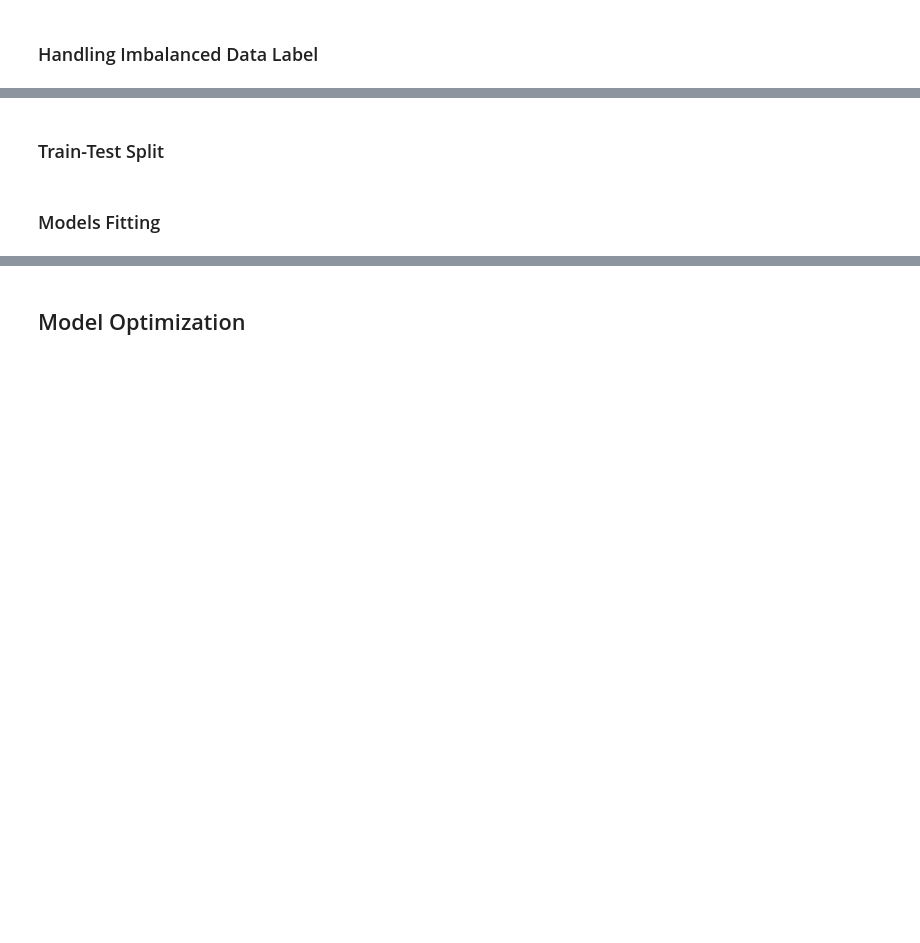
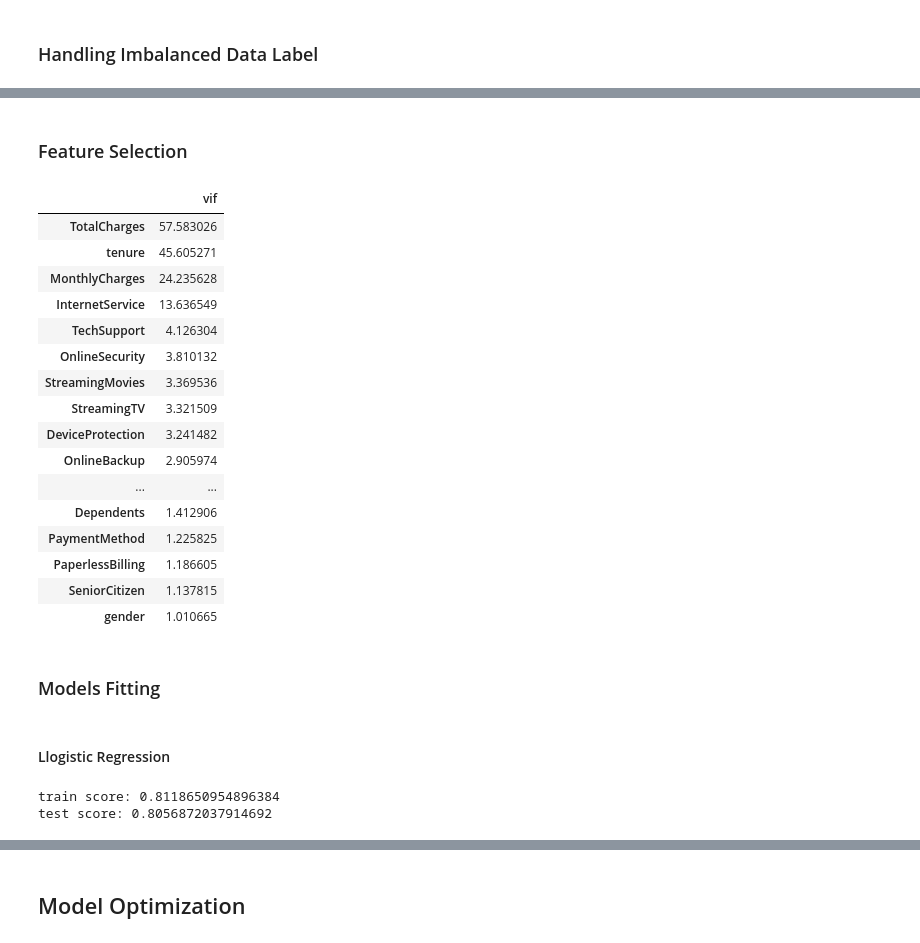
Before and after one commit to Agungvpzz/Telco-Churn-Analysis, a Jupyter notebook: Telco Churn Predictive Modeling.ipynb, the cells around one changed output, grey strips where cells are left out. Cells and saved outputs as stored; diff of their text form; code cells hidden in the pictures; blank space fills up the shorter version.

Commit message:
finished data modeling and fitting

```diff
--- a/Telco Churn Predictive Modeling.ipynb
+++ b/Telco Churn Predictive Modeling.ipynb
@@ -234,11 +222,0 @@ df[NUM_COLS].hist(figsize=(12, 2), bins=100, layout=(1, 3));
-# %%
-def vif(df, y:'y will droped', scale=True):
-    df = df.drop(y, axis=1).copy()
-    index = df.columns.tolist()
-
-    if scale:
-        df = pd.DataFrame(StandardScaler().fit_transform(df))
-
-    vif = pd.Series([variance_inflation_factor(df.values, i) for i in range(df.shape[1])], index=index)
-
-    return pd.DataFrame(vif, index=index, columns=['vif']).sort_values(by='vif', ascending=False)
@@ -285,3 +240,3 @@ Oversampling: Increase the number of samples in the minority class
 # %%
 smote = SMOTE(sampling_strategy='auto', random_state=42)
-X_smote_resampled, y_smote_resampled = smote.fit_resample(X, y)
+X_train_smote_resampled, y_train_smote_resampled = smote.fit_resample(X_train, y_train)
@@ -290,2 +256,0 @@ y_smote_resampled.value_counts()
-# %% [markdown]
-### Train-Test Split
@@ -296,2 +257,34 @@ X_train_smote, X_test_smote, y_train_smote, y_test_smote = train_test_split(X_sm
+# %% [markdown]
+### Feature Selection
+# %%
+def checkVIF(df, scale=True):
+    index = df.columns.tolist()
+
+    if scale:
+        df = pd.DataFrame(StandardScaler().fit_transform(df))
+
+    vif = pd.Series([variance_inflation_factor(df.values, i) for i in range(df.shape[1])], index=index)
+
+    return pd.DataFrame(vif, index=index, columns=['vif']).sort_values(by='vif', ascending=False)
+# %%
+checkVIF(X_train_smote_resampled, True)
+# %% [output]
+|  | vif |
+| TotalCharges | 57.583026 |
+| tenure | 45.605271 |
+| MonthlyCharges | 24.235628 |
+| InternetService | 13.636549 |
+| TechSupport | 4.126304 |
+| OnlineSecurity | 3.810132 |
+| StreamingMovies | 3.369536 |
+| StreamingTV | 3.321509 |
+| DeviceProtection | 3.241482 |
+| OnlineBackup | 2.905974 |
+| ... | ... |
+| Dependents | 1.412906 |
+| PaymentMethod | 1.225825 |
+| PaperlessBilling | 1.186605 |
+| SeniorCitizen | 1.137815 |
+| gender | 1.010665 |
 # %% [markdown]
 ### Models Fitting
@@ -308 +291,3 @@ def fitting_models(obj_model, X_train, y_train, X_test, y_test):
+# %% [markdown]
+#### Llogistic Regression
 # %%
@@ -312,3 +297,6 @@ y_score_lg = lg_model.predict_proba(X_test)[:,1]
 # %%
-print("train score:", lg_model.score(X_train, y_train))
-print("test score:", lg_model.score(X_test, y_test))
+print("train score:", model_lg.score(X_train, y_train))
+print("test score:", model_lg.score(X_test, y_test))
+# %% [output]
+train score: 0.8118650954896384
+test score: 0.8056872037914692
```
Also changed, not shown: parts of 28 cells of this notebook.
